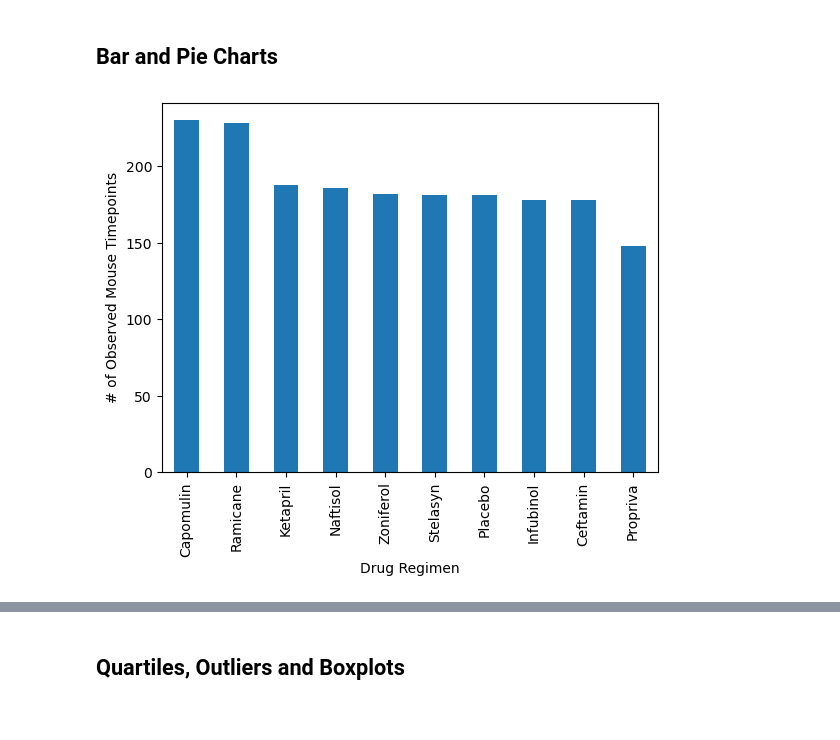
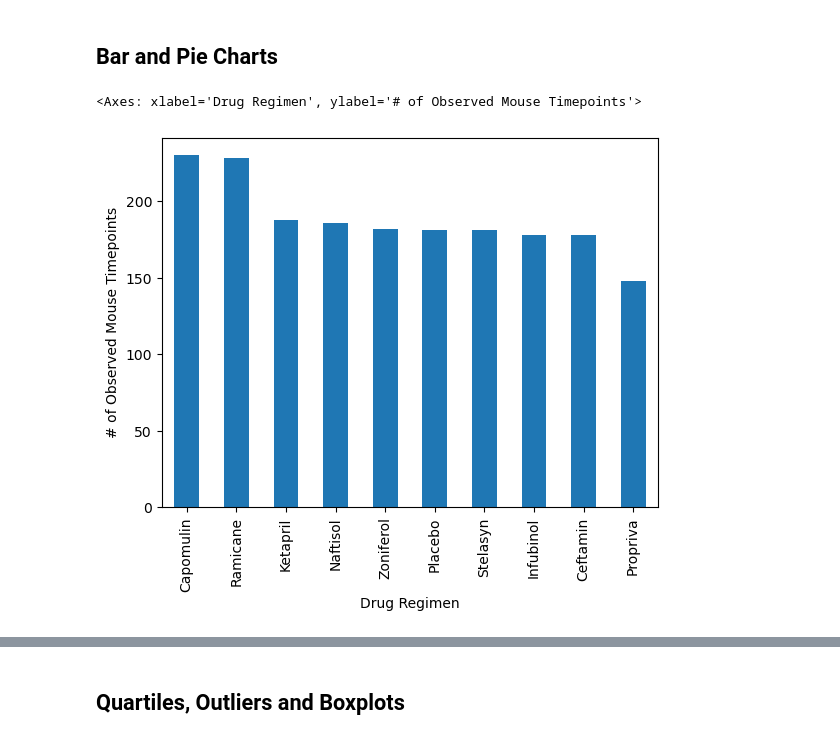
Before and after one commit to sienchoon/matplotlib-challenge, a Jupyter notebook: Pymaceuticals/pymaceuticals_starter.ipynb, the cells around one changed output, grey strips where cells are left out. Saved outputs shown, nothing was run; the diff lists cells and outputs as text; code cells hidden in the pictures.

```diff
--- a/Pymaceuticals/pymaceuticals_starter.ipynb
+++ b/Pymaceuticals/pymaceuticals_starter.ipynb
@@ -167,7 +183,13 @@ number_mice
 ## Bar and Pie Charts
 # %%
 # Generate a bar plot showing the total number of rows (Mouse ID/Timepoints) for each drug regimen using Pandas.
+# Value count to count unique values in series in the Drug Regimen column
+#creating bar plot
+drug_regimen = remove_duplicate["Drug Regimen"].value_counts()
+drug_regimen.plot.bar(xlabel ="Drug Regimen",
+                      ylabel = "# of Observed Mouse Timepoints")
 # %% [output]
+<Axes: xlabel='Drug Regimen', ylabel='# of Observed Mouse Timepoints'>
-[figure, old version]
+[figure, new version]
 # %%
 # Generate a bar plot showing the total number of rows (Mouse ID/Timepoints) for each drug regimen using pyplot.
```
Also changed, not shown: parts of 5 cells of this notebook.
